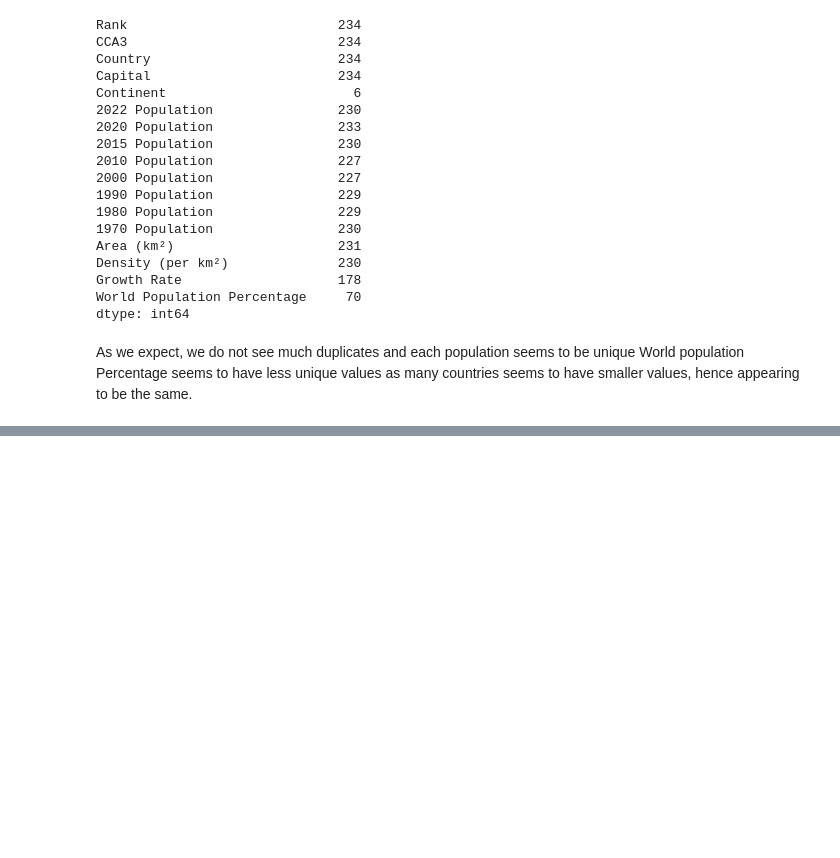
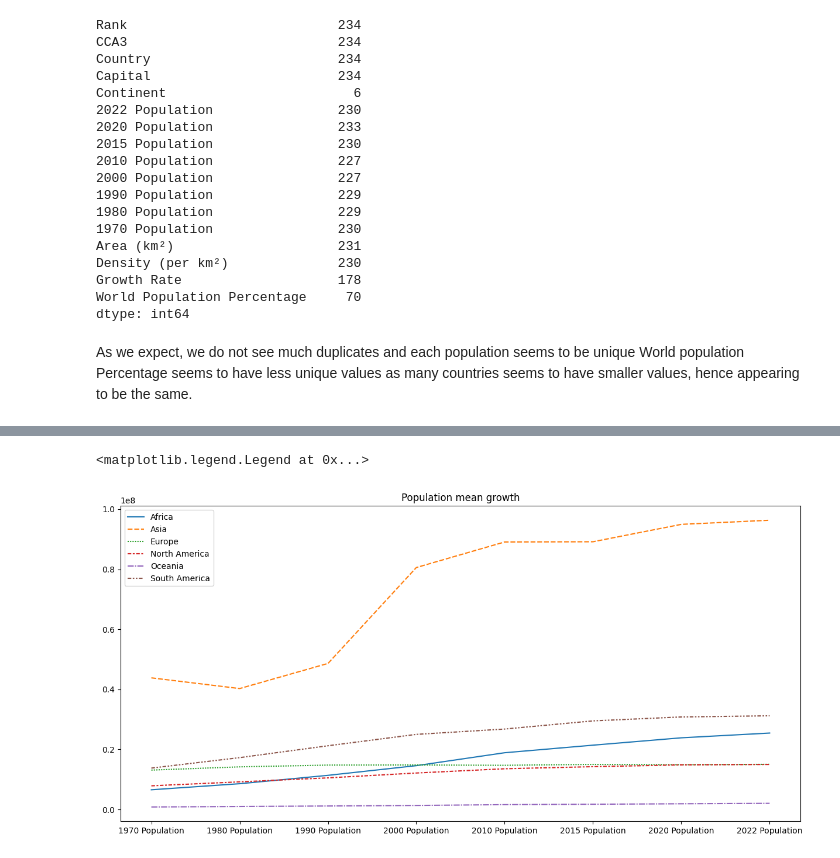
Before and after one commit to dr-a-r/population_EDA, a Jupyter notebook: EDA.ipynb, the cells around one changed output, grey strips where cells are left out. Drawn from its saved outputs; the diff is of its cells as text; code cells hidden in the pictures; blank space fills up the shorter version.

```diff
--- a/EDA.ipynb
+++ b/EDA.ipynb
@@ -145,0 +176,4 @@ df.groupby(['Country','Continent'])
+# %%
+con_mean = df.groupby('Continent').mean()
+# %%
+con_mean = con_mean.drop('Rank', axis=1)
@@ -145,0 +192,4 @@ df.groupby(['Country','Continent'])
+# %%
+con_mean = con_mean[con_mean.columns[:8]]
+# %%
+trans = con_mean.transpose()
@@ -145,0 +208,9 @@ df.groupby(['Country','Continent'])
+# %%
+plt.figure(figsize = (15,7))
+sns.lineplot(trans[::-1])
+
+plt.title('Population mean growth')
+plt.legend()
+# %% [output]
+<matplotlib.legend.Legend at 0x...>
+[figure, added]
```
Also changed, not shown: parts of 9 cells of this notebook.
